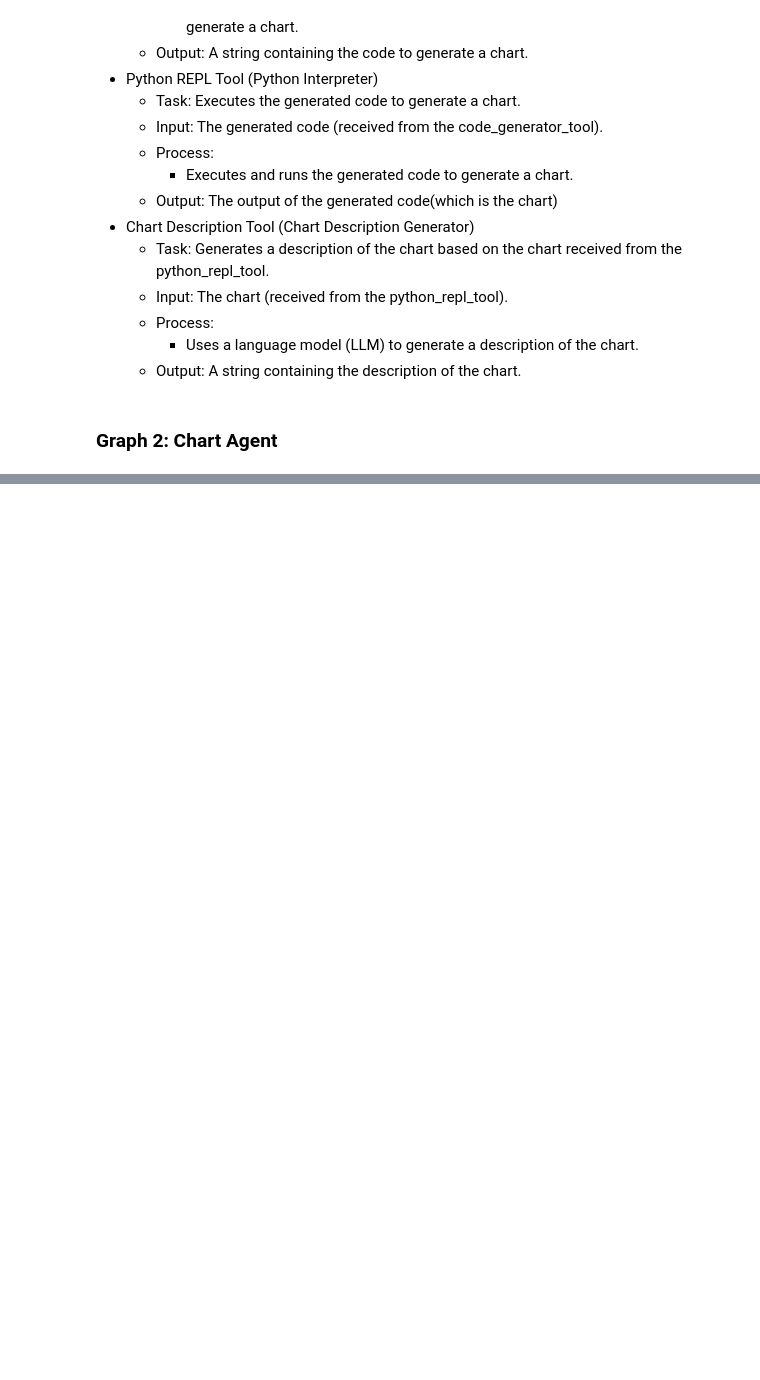
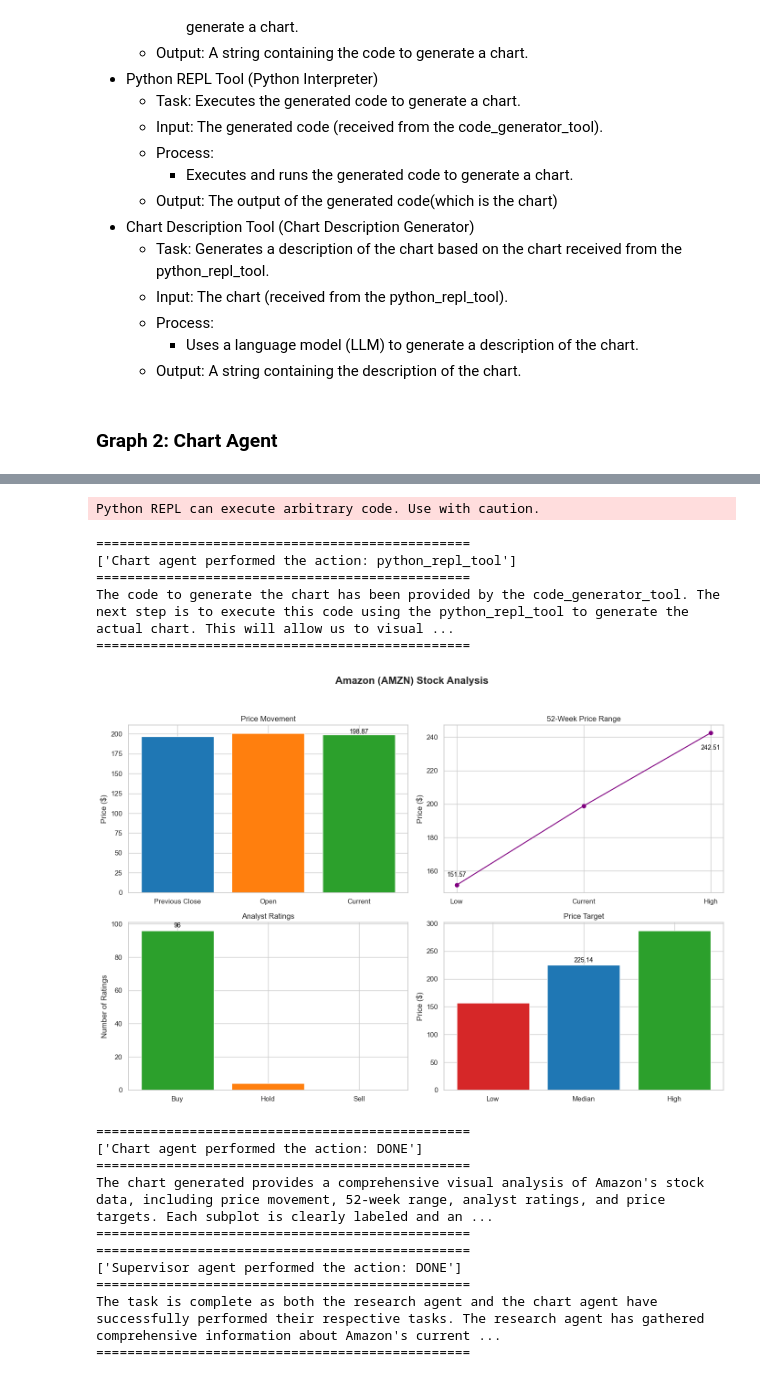
Before and after one commit to riyanshibohra/DataLens, a Jupyter notebook: test.ipynb, the cells around one changed output, grey strips where cells are left out. Saved outputs shown, nothing was run; the diff lists cells and outputs as text; code cells hidden in the pictures; blank space fills up the shorter version.

```diff
--- a/test.ipynb
+++ b/test.ipynb
@@ -607,0 +549,29 @@ def after_supervisor_agent_router(state: AgentState):
+# %%
+for event in final_graph.stream({"query": "What is the current stock price trends of Amazon"}):
+    if 'supervisor_agent' in event:
+        print("================================================")
+        actions_performed = event["supervisor_agent"]["actions_performed"]
+        reasoning = event["supervisor_agent"]["supervisor_output"].reasoning
+        print(actions_performed)
+        print("================================================")
+        print(reasoning)
+        print("================================================")
+
+    if 'research_agent' in event:
+        print("================================================")
+        actions_performed = event["research_agent"]["actions_performed"]
+        print(actions_performed)
+        print("================================================")
+        reasoning = event["research_agent"]["research_agent_output"].reasoning
+        print(reasoning)
+        print("================================================")
+
+    if 'chart_agent' in event:
+        print("================================================")
+        actions_performed = event["chart_agent"]["actions_performed"]
+        print(actions_performed)
+        print("================================================")
+        reasoning = event["chart_agent"]["chart_agent_output"].reasoning
+        print(reasoning)
+        print("================================================")
+# %% [output]
@@ -607,0 +595,17 @@ def after_supervisor_agent_router(state: AgentState):
+Python REPL can execute arbitrary code. Use with caution.
+================================================
+['Chart agent performed the action: python_repl_tool']
+================================================
+The code to generate the chart has been provided by the code_generator_tool. The next step is to execute this code using the python_repl_tool to generate the actual chart. This will allow us to visual ...
+================================================
+[figure, added]
+================================================
+['Chart agent performed the action: DONE']
+================================================
+The chart generated provides a comprehensive visual analysis of Amazon's stock data, including price movement, 52-week range, analyst ratings, and price targets. Each subplot is clearly labeled and an ...
+================================================
+================================================
+['Supervisor agent performed the action: DONE']
+================================================
+The task is complete as both the research agent and the chart agent have successfully performed their respective tasks. The research agent has gathered comprehensive information about Amazon's current ...
+================================================
```
Also changed, not shown: parts of 15 cells of this notebook.
